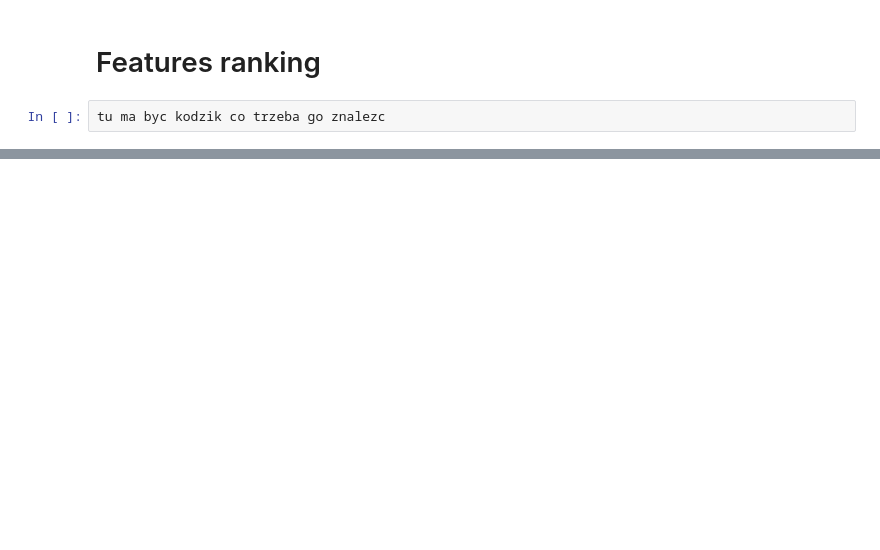
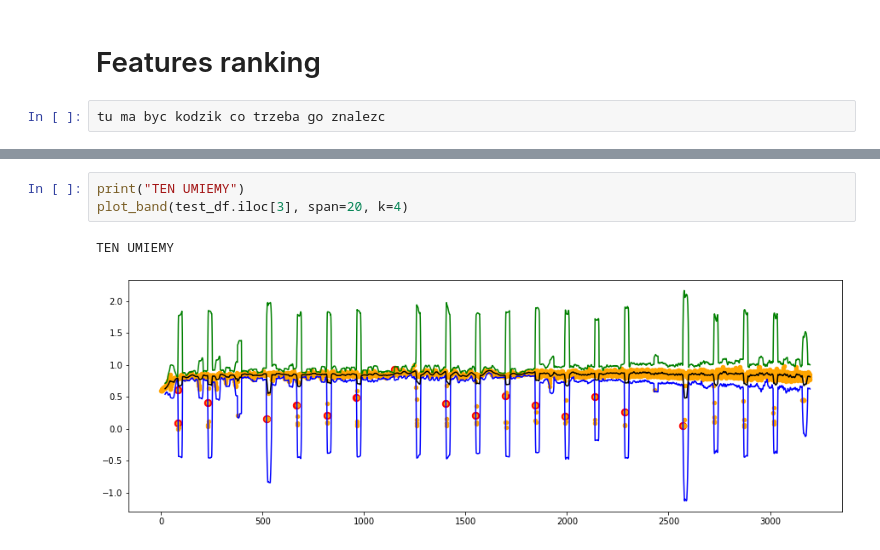
Before and after one commit to DZAlpha/ExoplanetHunting, a Jupyter notebook: exoplanets_hunting.ipynb, the cells around one changed output, grey strips where cells are left out. Cells and saved outputs as stored; diff of their text form; blank space fills up the shorter version.

```diff
--- a/exoplanets_hunting.ipynb
+++ b/exoplanets_hunting.ipynb
@@ -190,0 +207,6 @@ Flux mean
+# %%
+print("TEN UMIEMY")
+plot_band(test_df.iloc[3], span=20, k=4)
+# %% [output]
+TEN UMIEMY
+[figure, added]
```
Also changed, not shown: parts of 16 cells of this notebook, 1 other file.
